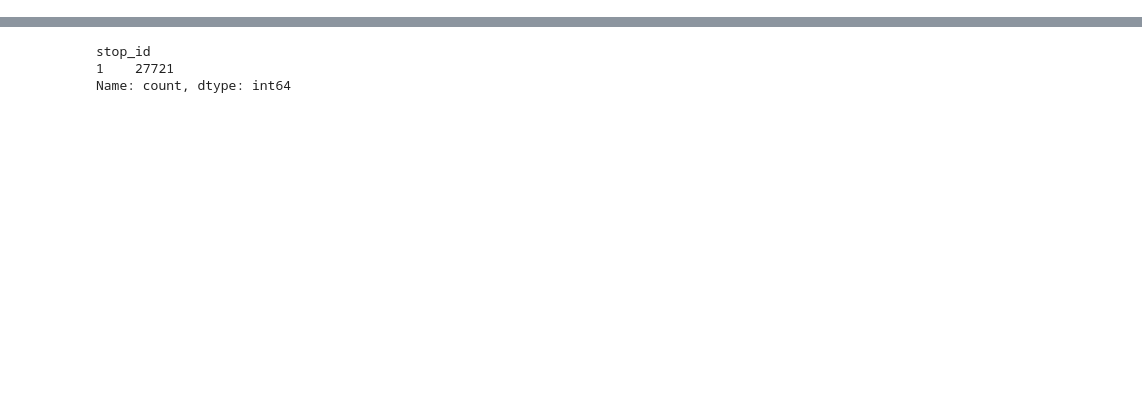
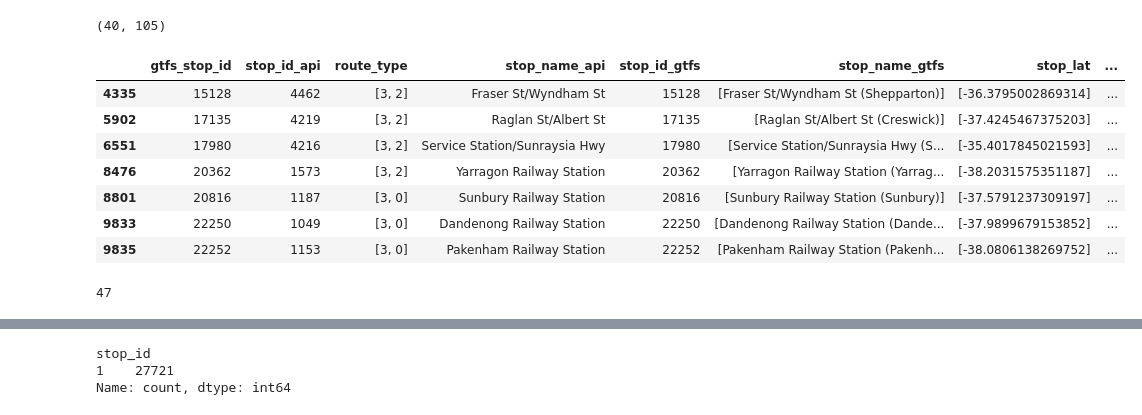
Before and after one commit to thanhan910/PTV, a Jupyter notebook: notebooks/ptv-api-stops-clean.ipynb, the cells around one changed output, grey strips where cells are left out. Cells and saved outputs as stored; diff of their text form; code cells hidden in the pictures; blank space fills up the shorter version.

Commit message:
Luckily all API stops that cannot be retrieved via API have an equivalent GTFS stop with the same name.

```diff
--- a/notebooks/ptv-api-stops-clean.ipynb
+++ b/notebooks/ptv-api-stops-clean.ipynb
@@ -255,34 +15,0 @@ with open(f'{DATA_DIR}/missing_stops_real.json', 'w') as f:
-# %%
-GA_MISSING_STOPS = json.load(open(f'{DATA_DIR}/missing_stops_real.json'))
-GA_MISSING_STOPS_LIST = []
-point_gtfs_list = list(set([point_id for point_id, mode_id in point_gtfs_mode_id_list]))
-for i, point_id in enumerate(point_gtfs_list):
-    if point_id not in GA_MISSING_STOPS:
-        # print(f'[{i}] {point_id} not in GA_MISSING_STOPS')
-        continue
-    for route_type, stop in GA_MISSING_STOPS[point_id].items():
-        # assert all(['gtfs' not in k for k in GA_MISSING_STOPS[point_id][route_type].keys()])
-        assert 'gtfs_stop_id' not in stop, f'{point_id}'
-        assert str(stop['route_type']) == str(route_type), f'{point_id}'
-        stop['gtfs_stop_id'] = point_id
-        GA_MISSING_STOPS_LIST.append(stop)
-
-for stop_info in GA_MISSING_STOPS_LIST:
-    stop_info : dict
-    kv_is_dict = [(k, v) for k, v in stop_info.items() if isinstance(v, dict)]
-    for k, v in kv_is_dict:
-        for k2, v2 in v.items():
-            new_key = f'{k}_{k2}'
-            assert new_key not in stop_info, f'{new_key} already exists in {stop_info}'
-            stop_info[new_key] = v2
-        del stop_info[k]
-
-GA_DF_MISSING_STOPS = pd.DataFrame(GA_MISSING_STOPS_LIST, dtype=str)
-
-assert GA_DF_MISSING_STOPS['station_details_id'].unique() == '0'
-
-GA_DF_MISSING_STOPS.drop(columns=['station_details_id', 'disruption_ids'], inplace=True)
-
-GA_DF_MISSING_STOPS_MIN = GA_DF_MISSING_STOPS[['gtfs_stop_id', 'stop_id', 'point_id', 'route_type']]
-
-assert len(GA_DF_MISSING_STOPS) == len(GA_DF_MISSING_STOPS_MIN)
@@ -303,0 +197,19 @@ API_DF_STOPS_INFO_FULL = pd.concat([API_DF_STOPS_INFO, GA_DF_MISSING_STOPS], ign
+# %%
+GTFS_DF_STOPS_GROUP = GTFS_DF_STOPS.groupby('stop_id').aggregate({col: 'unique' for col in GTFS_DF_STOPS.columns if col != 'stop_id'}).reset_index()
+# %%
+GA_DF_STOPS = pd.merge(API_DF_STOPS_GTFS_GROUP, GTFS_DF_STOPS_GROUP, how='outer', left_on='gtfs_stop_id', right_on='stop_id', suffixes=('_api', '_gtfs'))
+# %%
+len(GA_DF_STOPS[GA_DF_STOPS['stop_id_gtfs'].isna()]), len(GA_DF_STOPS[GA_DF_STOPS['stop_id_api'].isna()])
+# %% [output]
+(40, 105)
+# %%
+GA_DF_STOPS[GA_DF_STOPS.apply(lambda x: isinstance(x['route_type'], np.ndarray) and len(x['route_type']) > 1 and isinstance(x['mode_id'], np.ndarray) and len(x['mode_id']) > 1, axis=1)]
+# %% [output]
+|  | gtfs_stop_id | stop_id_api | route_type | stop_name_api | stop_id_gtfs | stop_name_gtfs | stop_lat | ... |
+| 4335 | 15128 | 4462 | [3, 2] | Fraser St/Wyndham St | 15128 | [Fraser St/Wyndham St (Shepparton)] | [-36.3795002869314] | ... |
+| 5902 | 17135 | 4219 | [3, 2] | Raglan St/Albert St | 17135 | [Raglan St/Albert St (Creswick)] | [-37.4245467375203] | ... |
+| 6551 | 17980 | 4216 | [3, 2] | Service Station/Sunraysia Hwy | 17980 | [Service Station/Sunraysia Hwy (S... | [-35.4017845021593] | ... |
+| 8476 | 20362 | 1573 | [3, 2] | Yarragon Railway Station | 20362 | [Yarragon Railway Station (Yarrag... | [-38.2031575351187] | ... |
+| 8801 | 20816 | 1187 | [3, 0] | Sunbury Railway Station | 20816 | [Sunbury Railway Station (Sunbury)] | [-37.5791237309197] | ... |
+| 9833 | 22250 | 1049 | [3, 0] | Dandenong Railway Station | 22250 | [Dandenong Railway Station (Dande... | [-37.9899679153852] | ... |
+| 9835 | 22252 | 1153 | [3, 0] | Pakenham Railway Station | 22252 | [Pakenham Railway Station (Pakenh... | [-38.0806138269752] | ... |
@@ -303,0 +251,4 @@ API_DF_STOPS_INFO_FULL = pd.concat([API_DF_STOPS_INFO, GA_DF_MISSING_STOPS], ign
+# %%
+len(df_test_merge_by_name[df_test_merge_by_name['stop_full_name'].isna()]['stop_name_gtfs'])
+# %% [output]
+47
```
Also changed, not shown: parts of 33 cells of this notebook.
